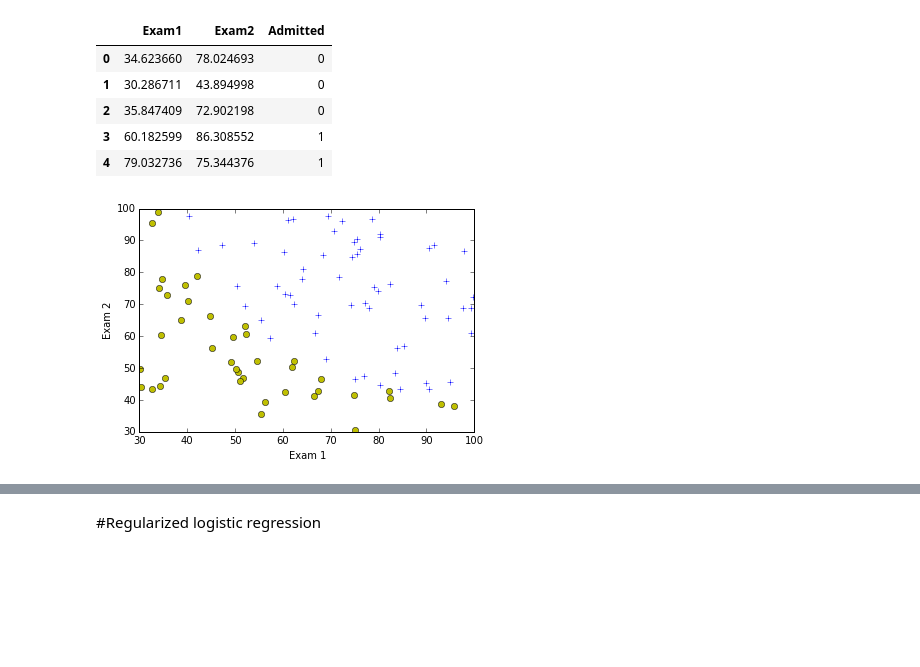
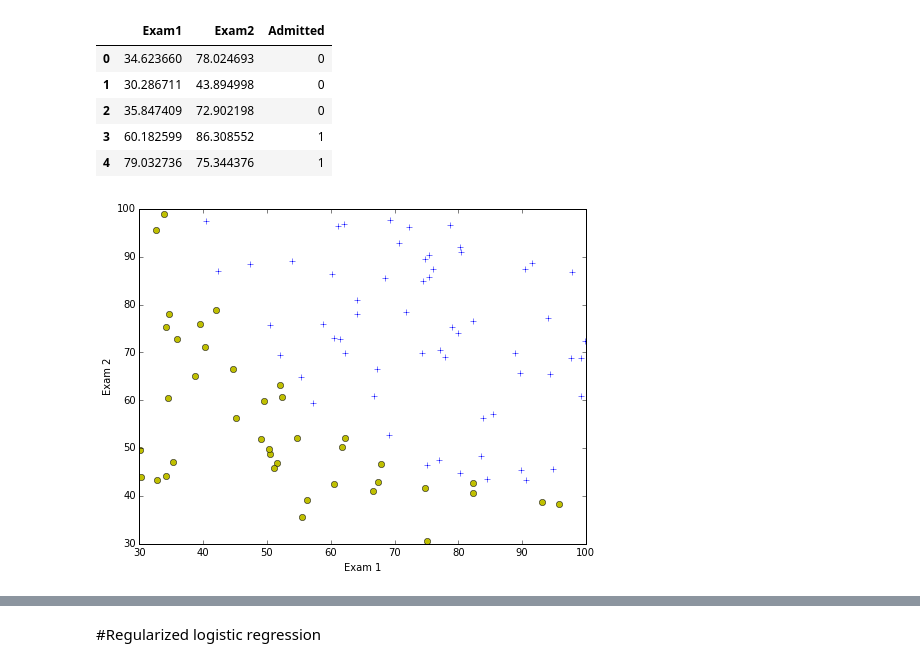
Before and after one commit to kongfy/ml-007, a Jupyter notebook: mlclass-ex2/ex2.ipynb, the cells around one changed output, grey strips where cells are left out. Saved outputs shown, nothing was run; the diff lists cells and outputs as text; code cells hidden in the pictures; blank space fills up the shorter version.

```diff
--- a/mlclass-ex2/ex2.ipynb
+++ b/mlclass-ex2/ex2.ipynb
@@ -18,15 +18,16 @@ data1.head()
 | 3 | 60.182599 | 86.308552 | 1 |
 | 4 | 79.032736 | 75.344376 | 1 |
 # %%
+plt.figure(figsize=(8, 6))
 plt.xlabel('Exam 1')
 plt.ylabel('Exam 2')
 
 plt.plot(data1[data1['Admitted'] == 0]['Exam1'], data1[data1['Admitted'] == 0]['Exam2'], 'yo')
 plt.plot(data1[data1['Admitted'] == 1]['Exam1'], data1[data1['Admitted'] == 1]['Exam2'], 'b+')
 
 plt.show()
 # %% [output]
-[figure, old version]
+[figure, new version]
 # %%
 from sklearn import linear_model
 # %%
```
Also changed, not shown: parts of 7 cells of this notebook, 5 other files.
